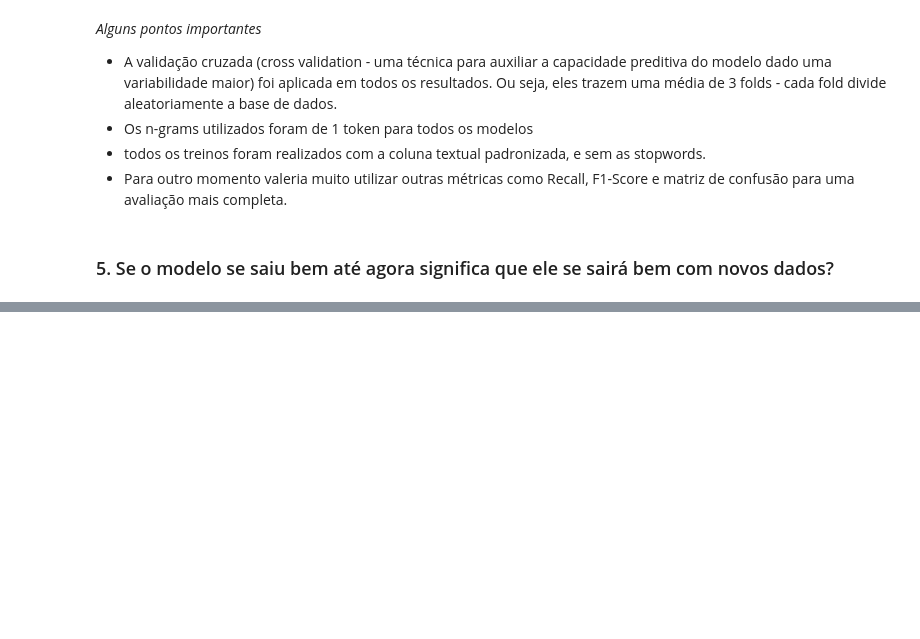
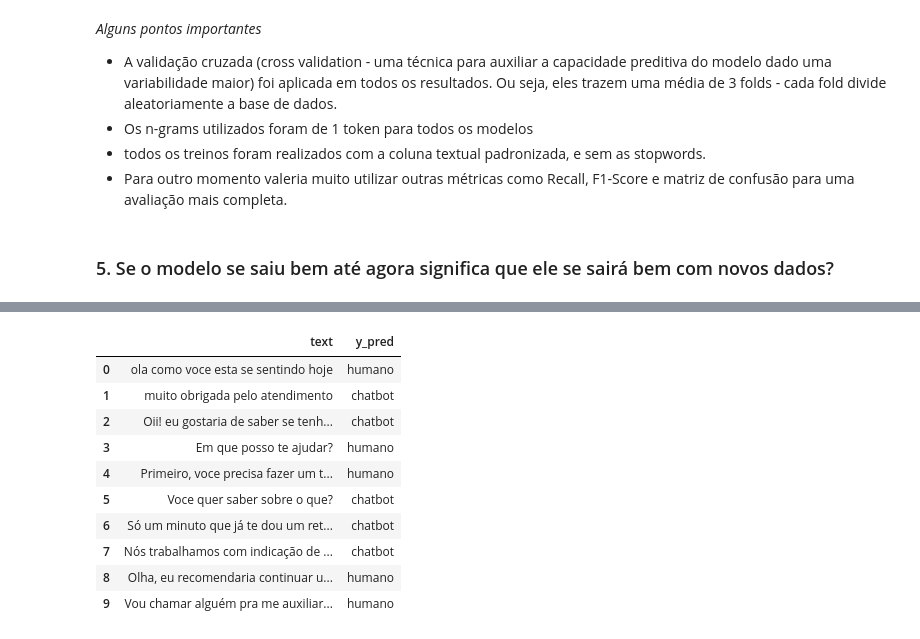
Before and after one commit to Mel-iza/Weni_XP_IA, a Jupyter notebook: notebook/weni_xp_hands_on_ia.ipynb, the cells around one changed output, grey strips where cells are left out. Cells and saved outputs as stored; diff of their text form; code cells hidden in the pictures; blank space fills up the shorter version.

```diff
--- a/notebook/weni_xp_hands_on_ia.ipynb
+++ b/notebook/weni_xp_hands_on_ia.ipynb
@@ -369,10 +370,37 @@ Y = df.label
 # %%
+import pandas as pd
+
+# importando arquivo de teste
+df_pred = pd.read_excel("test_dataset.xlsx")
+
+# Separando o texto em features e targets
+X = df_pred.text
+Y = data.label
+
 # Instanciando o CountVectorizer
-
 tokenizer = CountVectorizer(ngram_range=(1,1))
 
 # instanciando e treinando o modelo
-
 tokenizer.fit(X)
 df_treino = tokenizer.transform(X)
 df_teste = tokenizer.transform(df_pred.text)
+
+# modelando os dados e treinando
+regressao = LogisticRegressionCV(random_state=42)
+modelo_novo = regressao.fit(df_treino, Y.sample(10))
+
+y_pred = modelo_novo.predict(df_teste)
+df_pred['y_pred'] = y_pred
+df_pred
+# %% [output]
+|  | text | y_pred |
+| 0 | ola como voce esta se sentindo hoje | humano |
+| 1 | muito obrigada pelo atendimento | chatbot |
+| 2 | Oii! eu gostaria de saber se tenh... | chatbot |
+| 3 | Em que posso te ajudar? | humano |
+| 4 | Primeiro, voce precisa fazer um t... | humano |
+| 5 | Voce quer saber sobre o que? | chatbot |
+| 6 | Só um minuto que já te dou um ret... | chatbot |
+| 7 | Nós trabalhamos com indicação de ... | chatbot |
+| 8 | Olha, eu recomendaria continuar u... | humano |
+| 9 | Vou chamar alguém pra me auxiliar... | humano |
```
Also changed, not shown: parts of 10 cells of this notebook.
